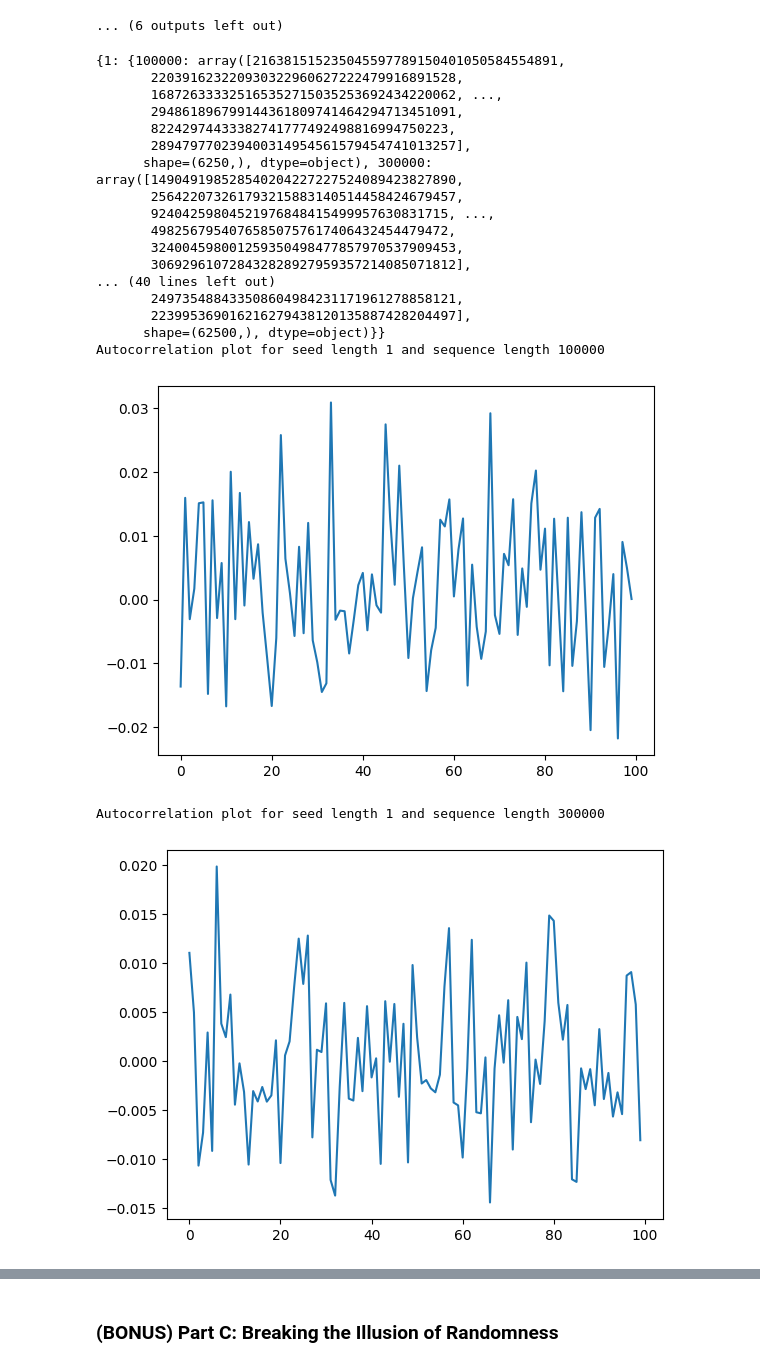
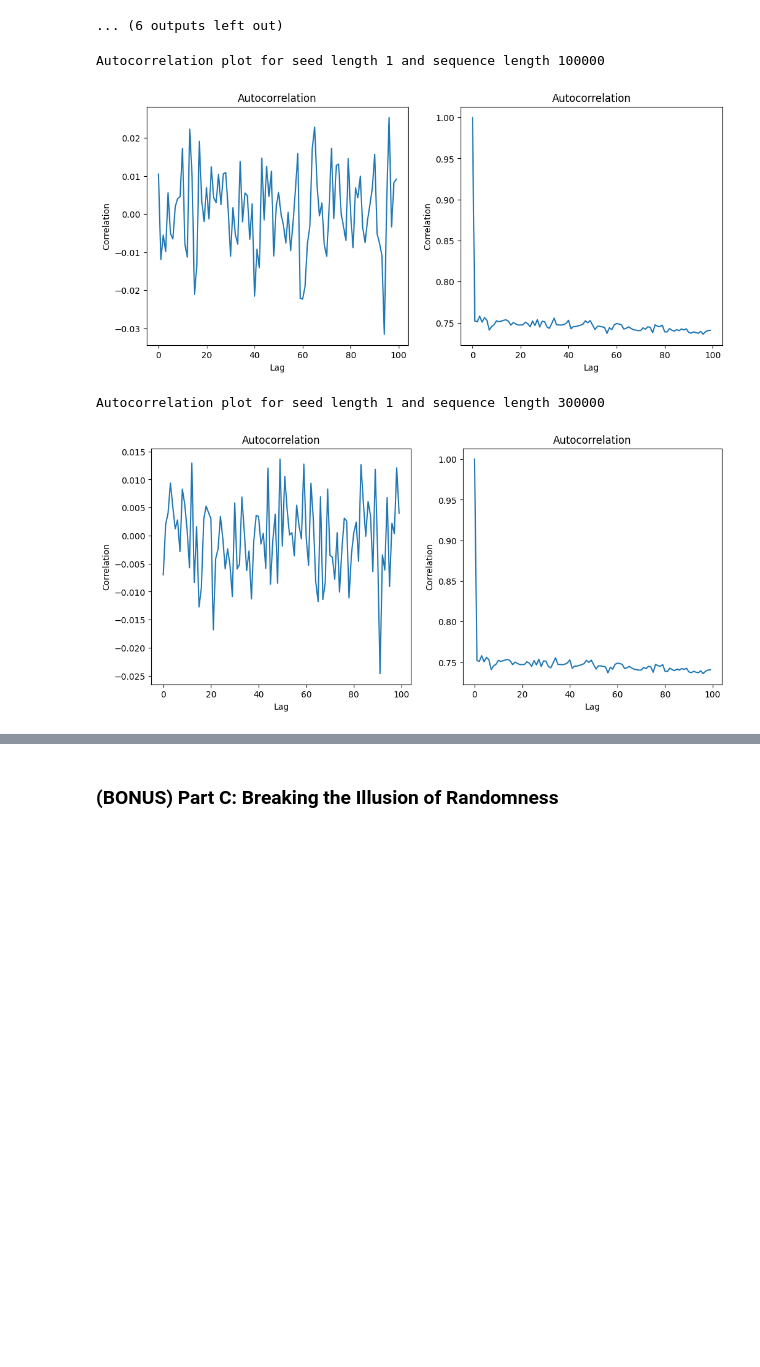
Before and after one commit to prajjwalm/CMU-x-IDQuantique-Challenge, a Jupyter notebook: Task_1.ipynb, the cells around one changed output, grey strips where cells are left out. Cells and saved outputs as stored; diff of their text form; code cells hidden in the pictures; blank space fills up the shorter version.

```diff
--- a/Task_1.ipynb
+++ b/Task_1.ipynb
@@ -62,6 +64,7 @@ for sequence, params in zip(lcg_sequences, LCG_PARAMS):
         # between the counts of two bins cannot exceed the x-range that is
         # covered in one bin. So, to check how good our coverage in later cycles
         # is, we zoom in on the y-axis in these cases.
+        plt.figure(figsize=(12, 5))
 
         expected_occurrences = N_ENTRIES / bin_count
         plt.subplot(1, 2, 1)
@@ -195,14 +199,3 @@ SEED_LENGTHS = [1, 2, 8]  # in bytes
 # The original example uses 10^7, but that takes a bit too long while prototyping.
 # These values can always be edited later once we're done with everything.
 SEQUENCE_LENGTHS = [10 ** 5, 3 * 10**5, 10 ** 6]
-# %%
-# Generate and store sequences
-all_sequences = {
-    seed_len: {
-        seq_len: np.array([int.from_bytes(b) for b in
-                           aes_pseudo_rng(pad_seed(np.random.bytes(seed_len)),
-                                          seq_len)])
-        for seq_len in SEQUENCE_LENGTHS
-    }
-    for seed_len in SEED_LENGTHS
-}
@@ -209,5 +246,6 @@ all_sequences = {
 # %%
-for (seed_len, seq_len_sequences) in all_sequences.items():
+
+for (seed_len, seq_len_sequences) in ALL_SEQUENCES.items():
     for (seq_len, sequence) in seq_len_sequences.items():
         print(f"Entropy Plot for seed length {seed_len} and sequence length {seq_len}")
         plot_entropy(sequence, INCREMENT, use_shannon=True)
@@ -228,49 +266,52 @@ Entropy Plot for seed length 2 and sequence length 1000000
 # %%
 def get_autocorrelation(sequence:np.ndarray, lag):
     """
     Returns the autocorrelation for the given sequence and lag. This is the
     covariance between the sequence and the sequence shifted by lag, with
     respect to the variance of the sequence.
     """
     sequence_avg = np.average(sequence)
     length = len(sequence)
     return (np.dot(sequence[:length-lag] - sequence_avg, sequence[lag:] - sequence_avg)
             / (np.var(sequence) * len(sequence)))
 
 
 def plot_autocorrelation(sequence, max_lag=100):
     """
     Computes the autocorrelation for the given sequence using lag values from 1
     to max_lag (inclusive) and plots them.
+
+    We plot both autocorrelation based on the formula provided and the plot used
+    in Task 2.
     """
+    plt.figure(figsize=(12, 5))
+    plt.subplot(1, 2, 1)
     autocorr_array = np.array([get_autocorrelation(sequence, i) for i in range(1, max_lag+1)])
+    plt.title('Autocorrelation')
+    plt.xlabel('Lag')
+    plt.ylabel('Correlation')
     plt.plot(autocorr_array)
+
+    plt.subplot(1, 2, 2)
+    sequence = ALL_SEQUENCES[8][10**5]
+    autocorr = np.correlate(sequence, sequence, mode='full')
+    autocorr = autocorr[len(autocorr)//2:]
+    autocorr = autocorr / autocorr[0]
+    plt.plot(autocorr[:100])
+    plt.title('Autocorrelation')
+    plt.xlabel('Lag')
+    plt.ylabel('Correlation')
+
     plt.show()
 
 
-for (seed_len, seq_len_sequences) in all_sequences.items():
+for (seed_len, seq_len_sequences) in ALL_SEQUENCES.items():
     for (seq_len, sequence) in seq_len_sequences.items():
         print(f"Autocorrelation plot for seed length {seed_len} and sequence length {seq_len}")
         plot_autocorrelation(sequence)
 # %% [output]
-{1: {100000: array([216381515235045597789150401050584554891,
-       220391623220930322960627222479916891528,
-       168726333325165352715035253692434220062, ...,
-       294861896799144361809741464294713451091,
-       82242974433382741777492498816994750223,
-       289479770239400314954561579454741013257],
-      shape=(6250,), dtype=object), 300000: array([149049198528540204227227524089423827890,
-       256422073261793215883140514458424679457,
-       92404259804521976848415499957630831715, ...,
-       49825679540765850757617406432454479472,
-       324004598001259350498477857970537909453,
-       306929610728432828927959357214085071812],
-... (40 lines left out)
-       249735488433508604984231171961278858121,
-       223995369016216279438120135887428204497],
-      shape=(62500,), dtype=object)}}
 Autocorrelation plot for seed length 1 and sequence length 100000
-[figure, old version]
+[figure, new version]
 Autocorrelation plot for seed length 1 and sequence length 300000
-[figure, old version]
+[figure, new version]
 Autocorrelation plot for seed length 1 and sequence length 1000000
```
Also changed, not shown: parts of 7 cells of this notebook.
